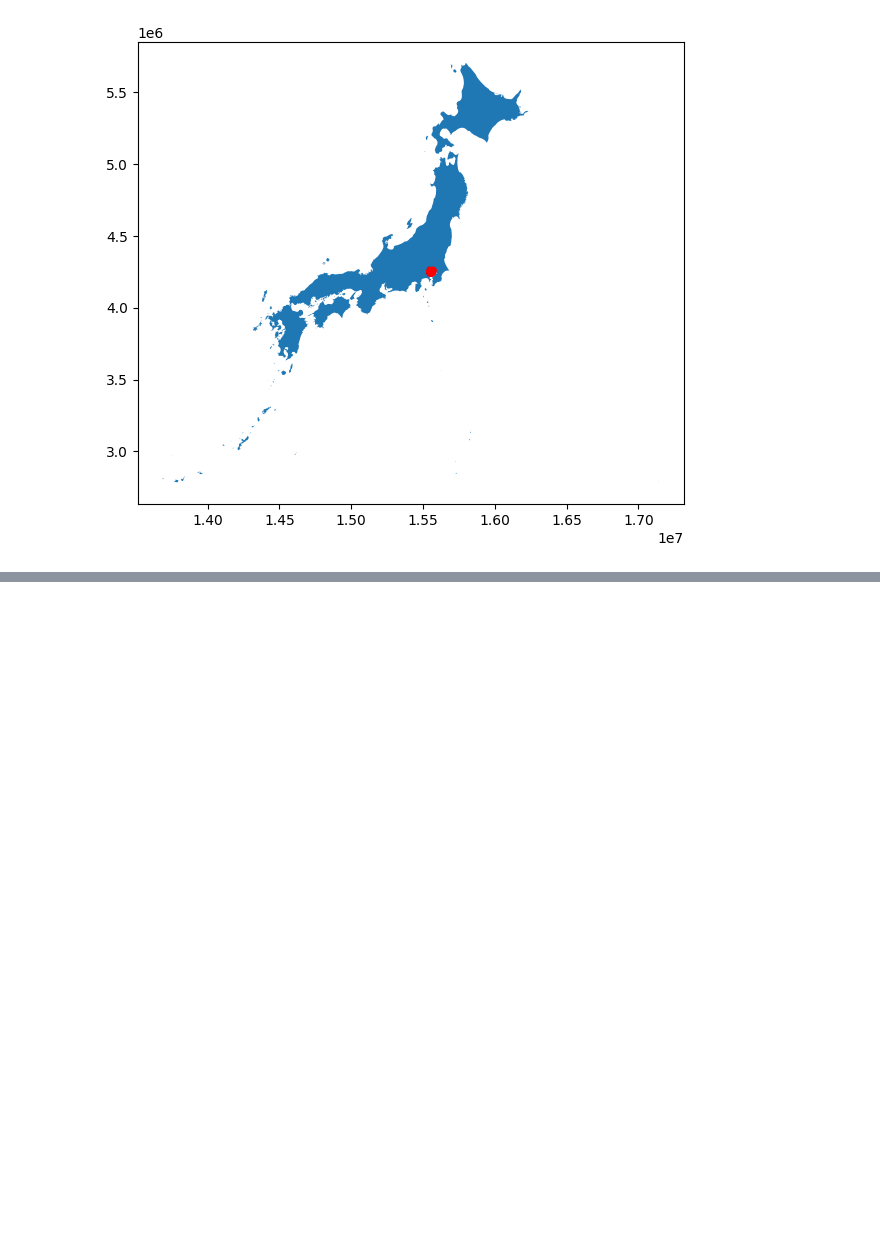
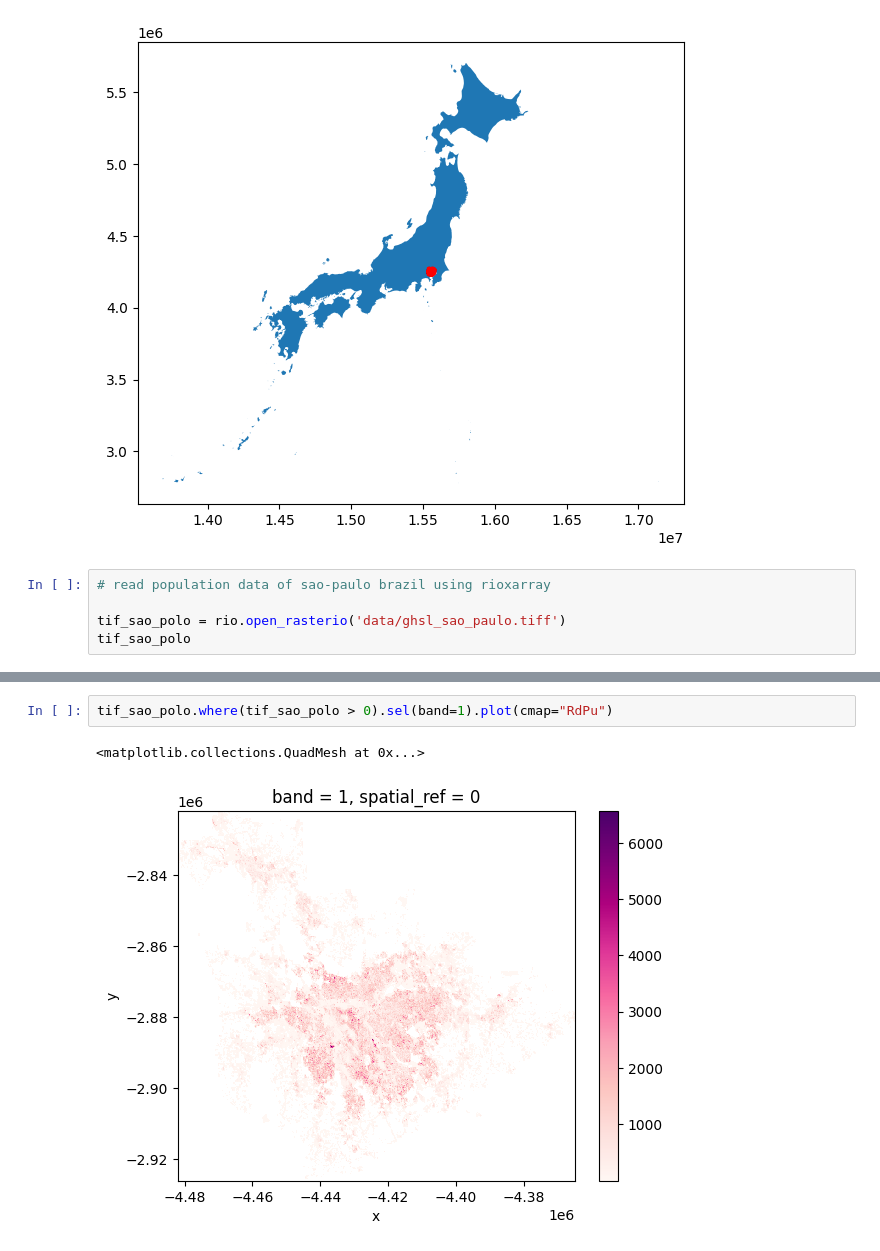
Before and after one commit to arunrajks/geospatial_analysis, a Jupyter notebook: countries_geopandas.ipynb, the cells around one changed output, grey strips where cells are left out. Drawn from its saved outputs; the diff is of its cells as text; blank space fills up the shorter version.

```diff
--- a/countries_geopandas.ipynb
+++ b/countries_geopandas.ipynb
@@ -102,3 +103,8 @@ tokyo_gdf.to_crs('EPSG:3857').plot(ax=ax, color='red', markersize=2)
 # %% [output]
 <Axes: >
 [figure]
+# %%
+# read population data of sao-paulo brazil using rioxarray
+
+tif_sao_polo = rio.open_rasterio('data/ghsl_sao_paulo.tiff')
+tif_sao_polo
@@ -104,0 +124,5 @@ tokyo_gdf.to_crs('EPSG:3857').plot(ax=ax, color='red', markersize=2)
+# %%
+tif_sao_polo.where(tif_sao_polo > 0).sel(band=1).plot(cmap="RdPu")
+# %% [output]
+<matplotlib.collections.QuadMesh at 0x...>
+[figure, added]
```
Also changed, not shown: parts of 2 cells of this notebook, 1 other file.
